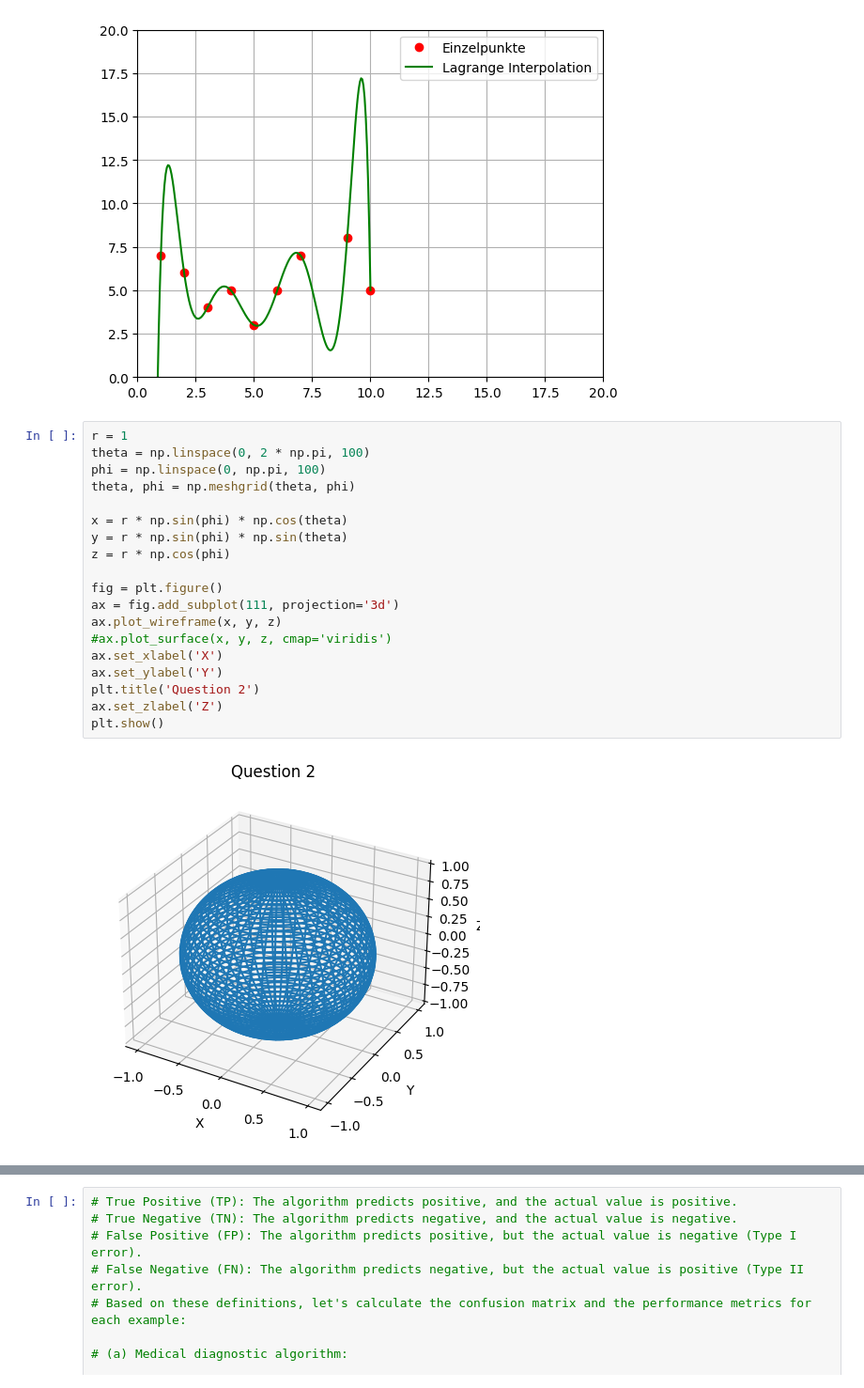
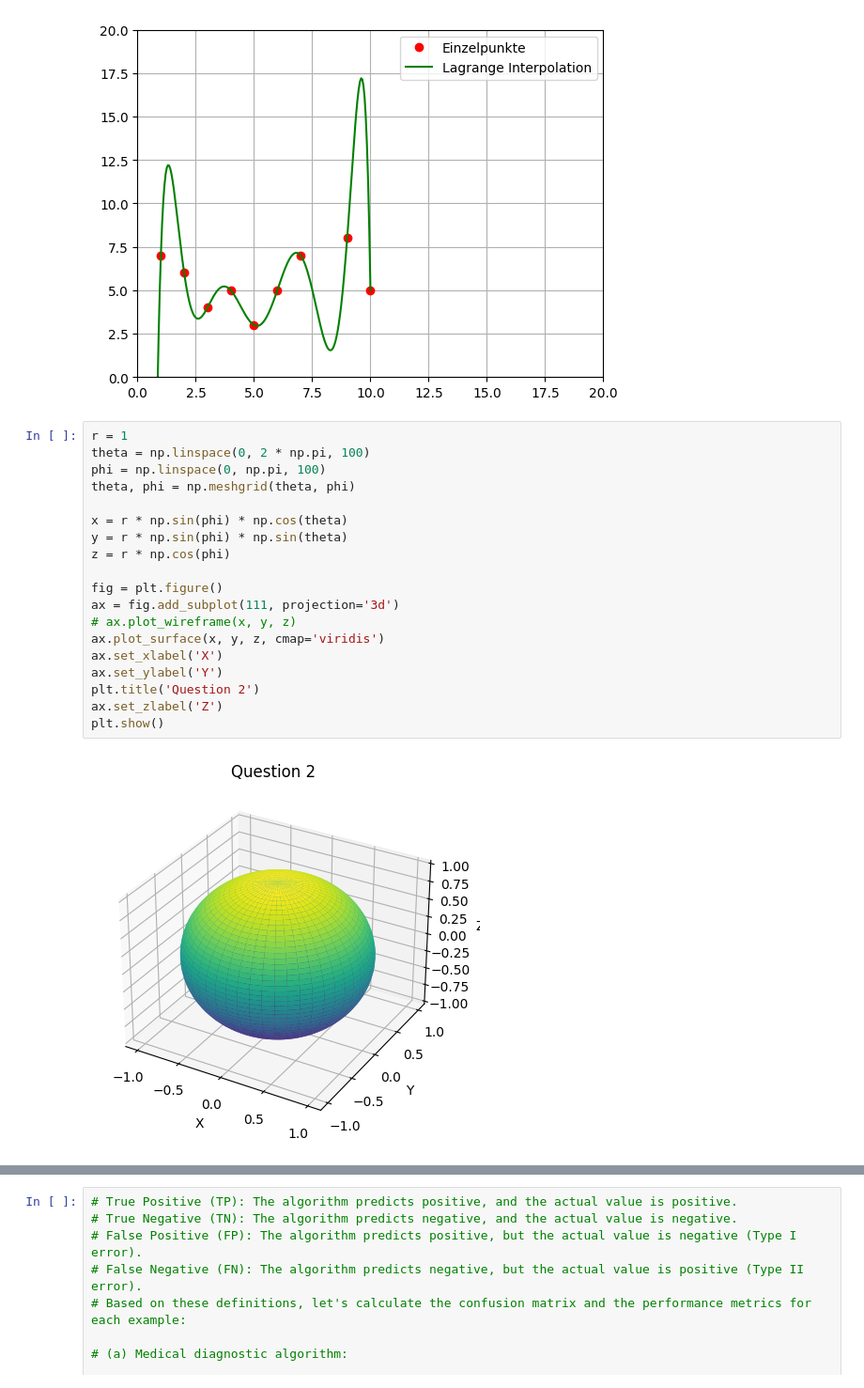
Before and after one commit to ghaithAlMasri/MachineLearning, a Jupyter notebook: Ubungen/Ghaith_AlMasri_Ubung_5.ipynb, the cells around one changed output, grey strips where cells are left out. Shown at 94% size. Saved outputs shown, nothing was run; the diff lists cells and outputs as text.

```diff
--- a/Ubungen/Ghaith_AlMasri_Ubung_5.ipynb
+++ b/Ubungen/Ghaith_AlMasri_Ubung_5.ipynb
@@ -39,24 +39,24 @@ plt.show()
 # %%
 r = 1
 theta = np.linspace(0, 2 * np.pi, 100)
 phi = np.linspace(0, np.pi, 100)
 theta, phi = np.meshgrid(theta, phi)
 
 x = r * np.sin(phi) * np.cos(theta)
 y = r * np.sin(phi) * np.sin(theta)
 z = r * np.cos(phi)
 
 fig = plt.figure()
 ax = fig.add_subplot(111, projection='3d')
-ax.plot_wireframe(x, y, z)
-#ax.plot_surface(x, y, z, cmap='viridis')
+# ax.plot_wireframe(x, y, z)
+ax.plot_surface(x, y, z, cmap='viridis')
 ax.set_xlabel('X')
 ax.set_ylabel('Y')
 plt.title('Question 2')
 ax.set_zlabel('Z')
 plt.show()
 # %% [output]
-[figure, old version]
+[figure, new version]
 # %%
 def solve_towers_of_hanoi(n, main, middle, auxiliary):
     if n:
```
Also changed, not shown: parts of 1 cell of this notebook.
